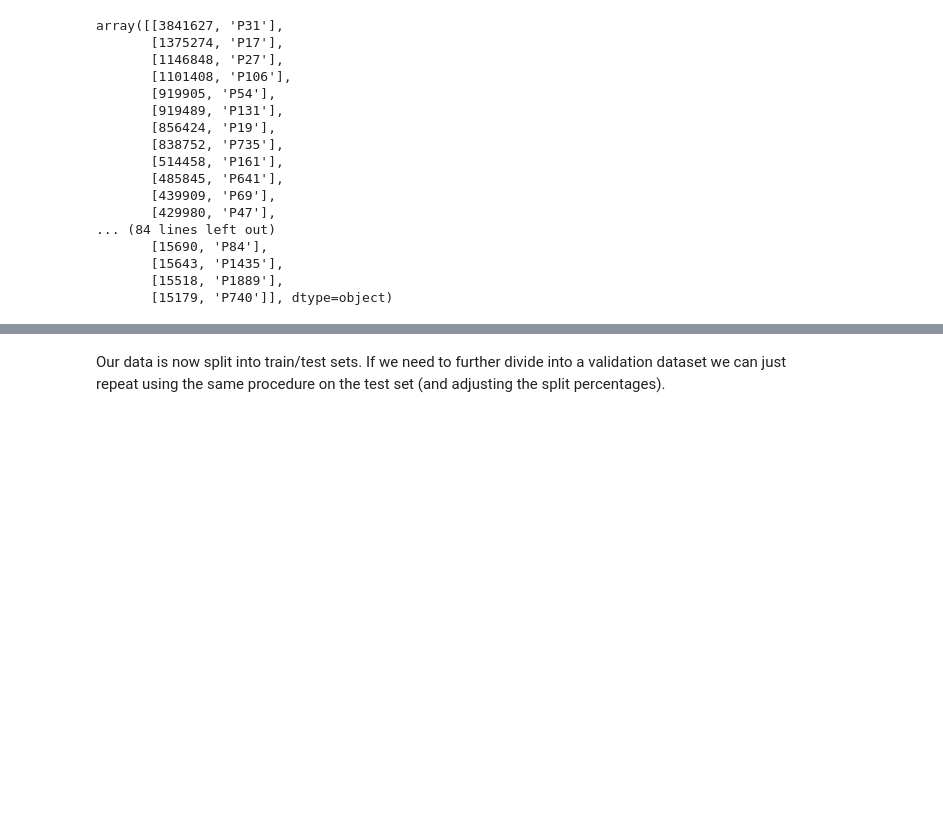
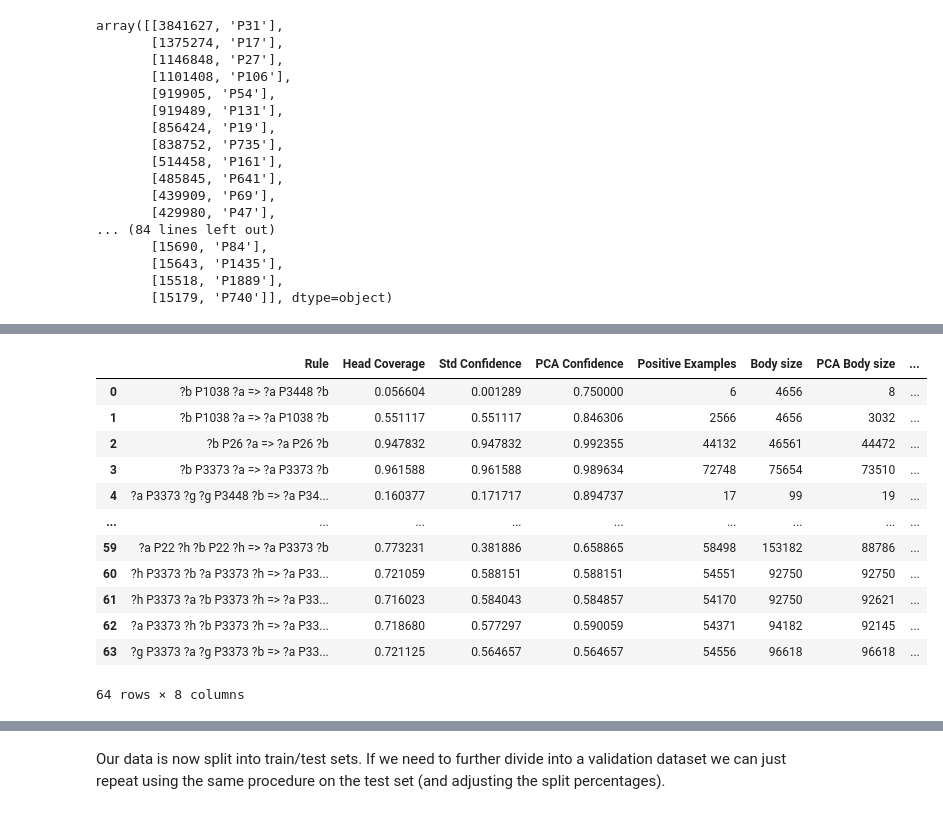
Before and after one commit to JohannaJo/master-latex-template, a Jupyter notebook: code/pykeen_wikidata.ipynb, the cells around one changed output, grey strips where cells are left out. Drawn from its saved outputs; the diff is of its cells as text; code cells hidden in the pictures; blank space fills up the shorter version.

```diff
--- a/code/pykeen_wikidata.ipynb
+++ b/code/pykeen_wikidata.ipynb
@@ -121,3 +173,18 @@ family_subset = subset_by_signature(data_Wikidata, [], ['P24', 'P22', 'P25', 'P2
 # %%
-#pd.DataFrame(family_subset).to_csv("test.csv", header=None, index=None)
-d = pd.read_csv("family_mining_test_cleaned.txt", sep="\t", names=['Y','X'])
+'''UNCOMMENT TO SAVE NEW SUBSET'''
+#pd.DataFrame(family_subset).to_csv("test.csv", header=None, index=None) # remember to later rename to tsv filetype
+family_mining_results = pd.read_csv("family_mining_cleaned.txt", sep="\t", names=["Rule", "Head Coverage", "Std Confidence", "PCA Confidence", "Positive Examples", "Body size", "PCA Body size", "Functional variable"], skiprows = 1)
+# %% [output]
+|  | Rule | Head Coverage | Std Confidence | PCA Confidence | Positive Examples | Body size | PCA Body size | ... |
+| 0 | ?b P1038 ?a => ?a P3448 ?b | 0.056604 | 0.001289 | 0.750000 | 6 | 4656 | 8 | ... |
+| 1 | ?b P1038 ?a => ?a P1038 ?b | 0.551117 | 0.551117 | 0.846306 | 2566 | 4656 | 3032 | ... |
+| 2 | ?b P26 ?a => ?a P26 ?b | 0.947832 | 0.947832 | 0.992355 | 44132 | 46561 | 44472 | ... |
+| 3 | ?b P3373 ?a => ?a P3373 ?b | 0.961588 | 0.961588 | 0.989634 | 72748 | 75654 | 73510 | ... |
+| 4 | ?a P3373 ?g ?g P3448 ?b => ?a P34... | 0.160377 | 0.171717 | 0.894737 | 17 | 99 | 19 | ... |
+| ... | ... | ... | ... | ... | ... | ... | ... | ... |
+| 59 | ?a P22 ?h ?b P22 ?h => ?a P3373 ?b | 0.773231 | 0.381886 | 0.658865 | 58498 | 153182 | 88786 | ... |
+| 60 | ?h P3373 ?b ?a P3373 ?h => ?a P33... | 0.721059 | 0.588151 | 0.588151 | 54551 | 92750 | 92750 | ... |
+| 61 | ?h P3373 ?a ?b P3373 ?h => ?a P33... | 0.716023 | 0.584043 | 0.584857 | 54170 | 92750 | 92621 | ... |
+| 62 | ?a P3373 ?h ?b P3373 ?h => ?a P33... | 0.718680 | 0.577297 | 0.590059 | 54371 | 94182 | 92145 | ... |
+| 63 | ?g P3373 ?a ?g P3373 ?b => ?a P33... | 0.721125 | 0.564657 | 0.564657 | 54556 | 96618 | 96618 | ... |
+64 rows × 8 columns
```
Also changed, not shown: parts of 16 cells of this notebook.
